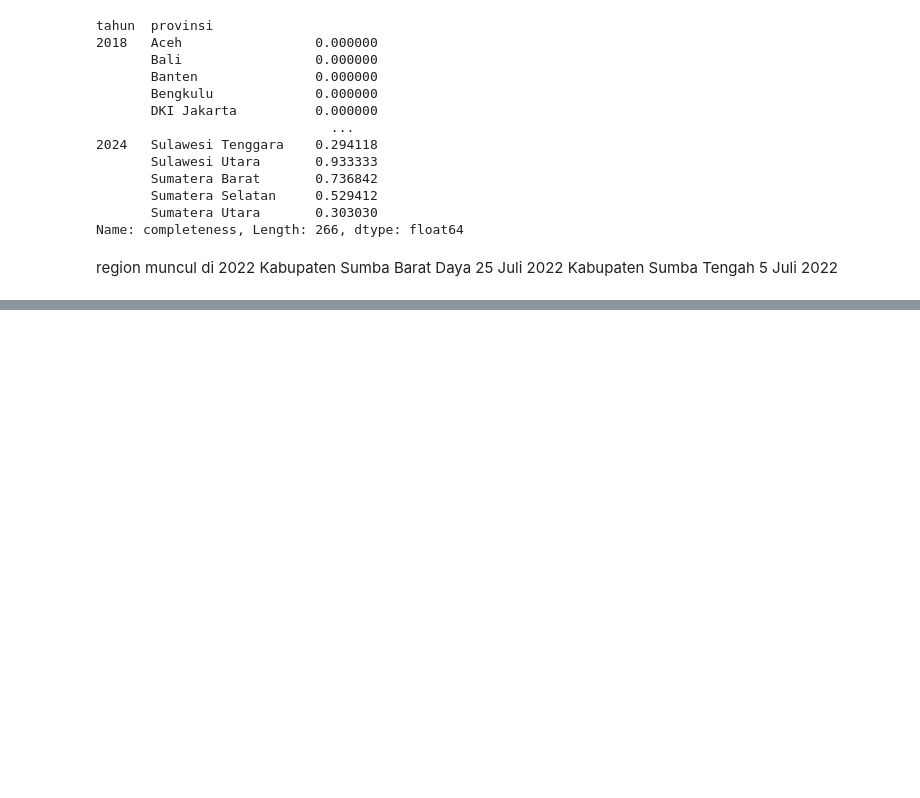
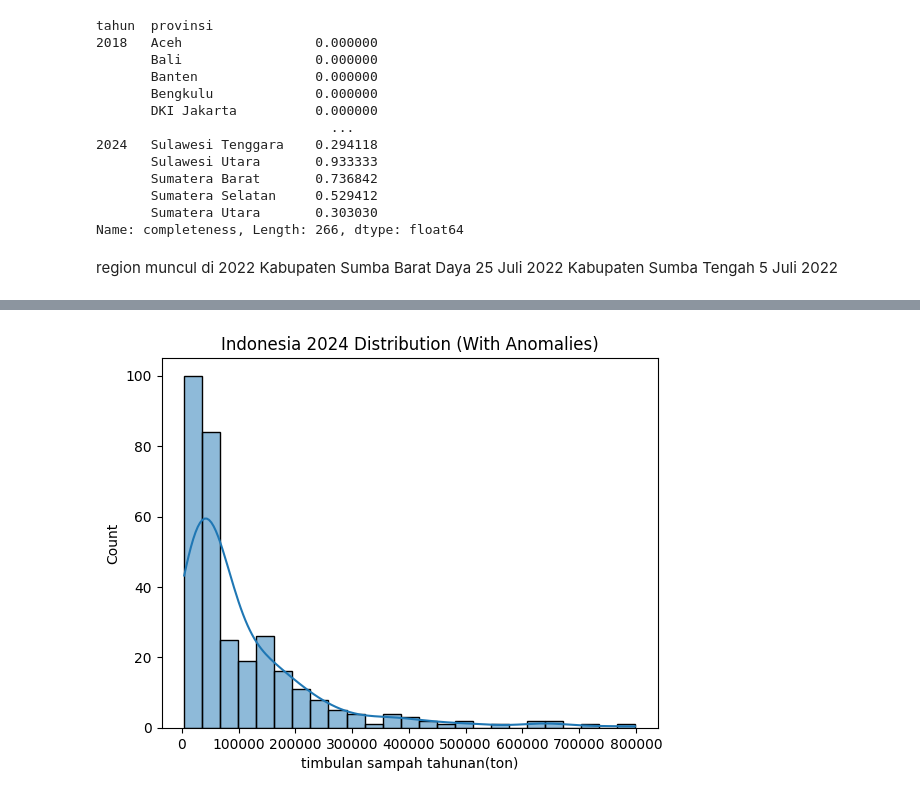
Before and after one commit to muhrisman/met-pipeline-24, a Jupyter notebook: notebooks/explore_completeness.ipynb, the cells around one changed output, grey strips where cells are left out. Cells and saved outputs as stored; diff of their text form; code cells hidden in the pictures; blank space fills up the shorter version.

```diff
--- a/notebooks/explore_completeness.ipynb
+++ b/notebooks/explore_completeness.ipynb
@@ -85,0 +276,11 @@ Kabupaten Sumba Tengah	5 Juli 2022
+# %%
+from sklearn.ensemble import IsolationForest
+
+iso = IsolationForest(
+    contamination=0.03,  # 3% anomalies
+    random_state=42
+)
+
+iso.fit(X)
+
+df_2024.loc[X.index, "anomaly_flag"] = iso.predict(X)
@@ -85,0 +321,10 @@ Kabupaten Sumba Tengah	5 Juli 2022
+# %%
+import matplotlib.pyplot as plt
+import seaborn as sns
+
+plt.figure()
+sns.histplot(df_2024[col], kde=True)
+plt.title("Indonesia 2024 Distribution (With Anomalies)")
+plt.show()
+# %% [output]
+[figure, added]
```
Also changed, not shown: parts of 23 cells of this notebook.
